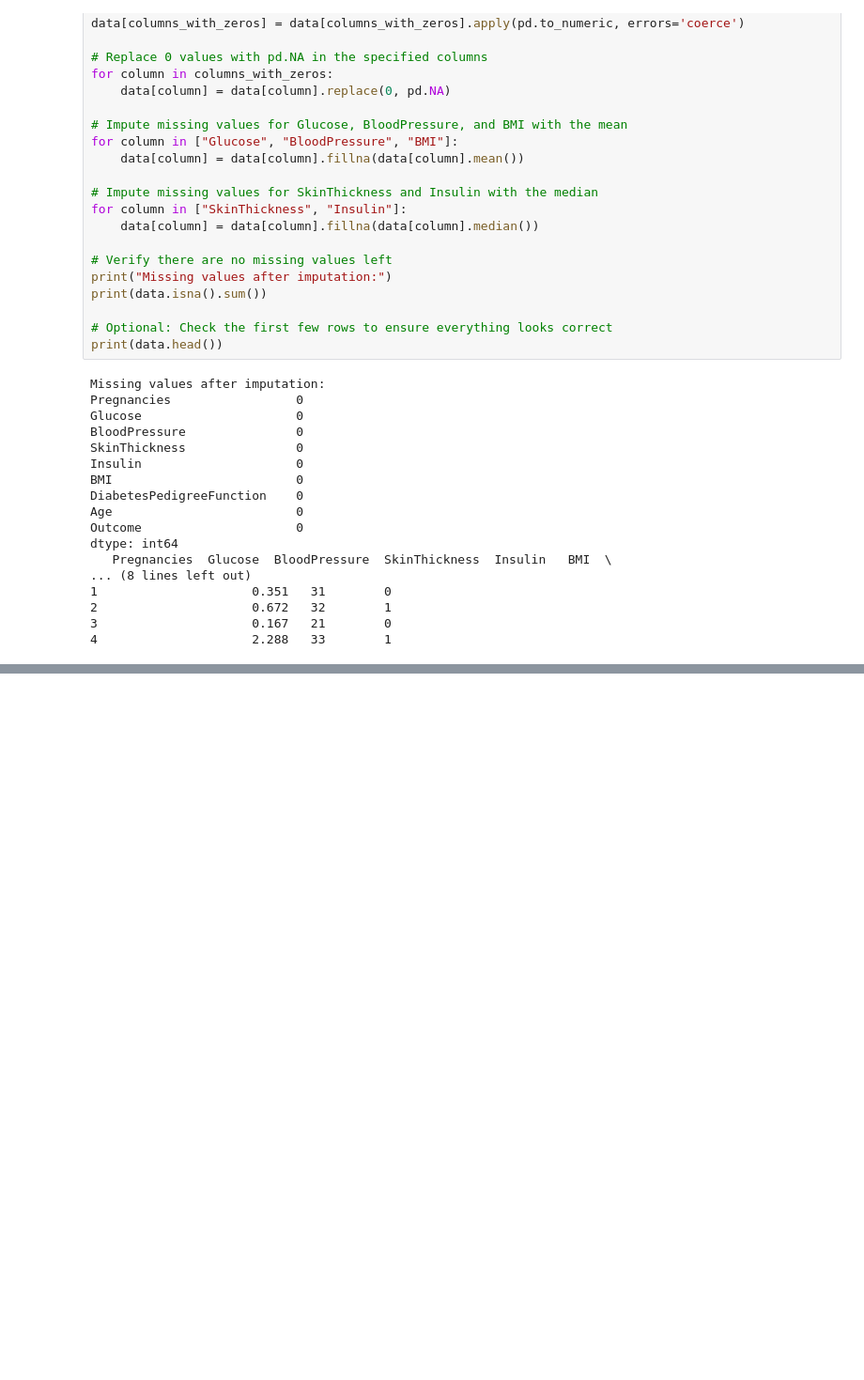
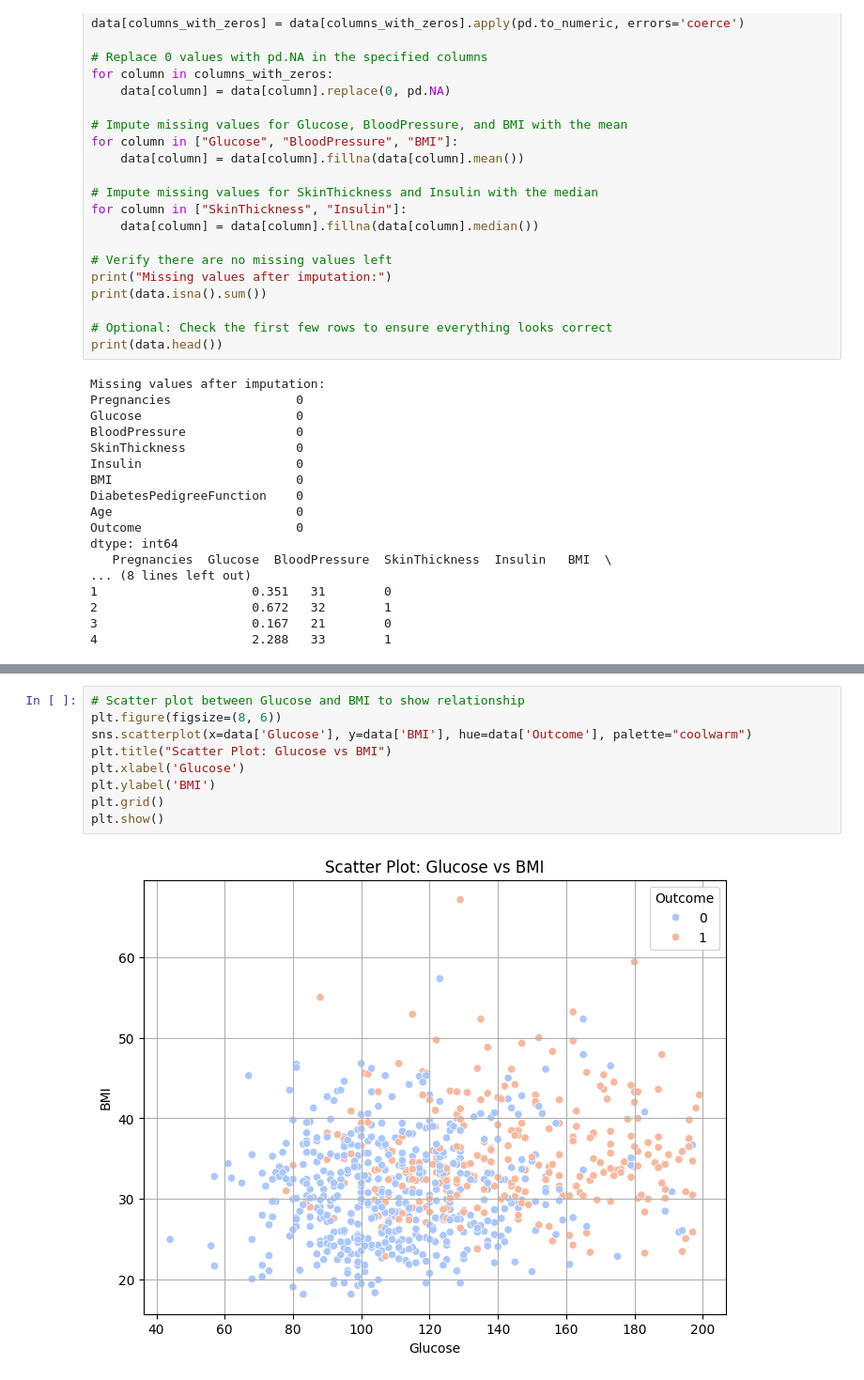
Before and after one commit to Zobiya-12/ADM, a Jupyter notebook: LAB 01.ipynb, the cells around one changed output, grey strips where cells are left out. Shown at 94% size. Cells and saved outputs as stored; diff of their text form; blank space fills up the shorter version.

```diff
--- a/LAB 01.ipynb
+++ b/LAB 01.ipynb
@@ -76,0 +88,11 @@ Scaled Dataset Using Pandas
+# %%
+# Scatter plot between Glucose and BMI to show relationship
+plt.figure(figsize=(8, 6))
+sns.scatterplot(x=data['Glucose'], y=data['BMI'], hue=data['Outcome'], palette="coolwarm")
+plt.title("Scatter Plot: Glucose vs BMI")
+plt.xlabel('Glucose')
+plt.ylabel('BMI')
+plt.grid()
+plt.show()
+# %% [output]
+[figure, added]
```
Also changed, not shown: parts of 2 cells of this notebook.
